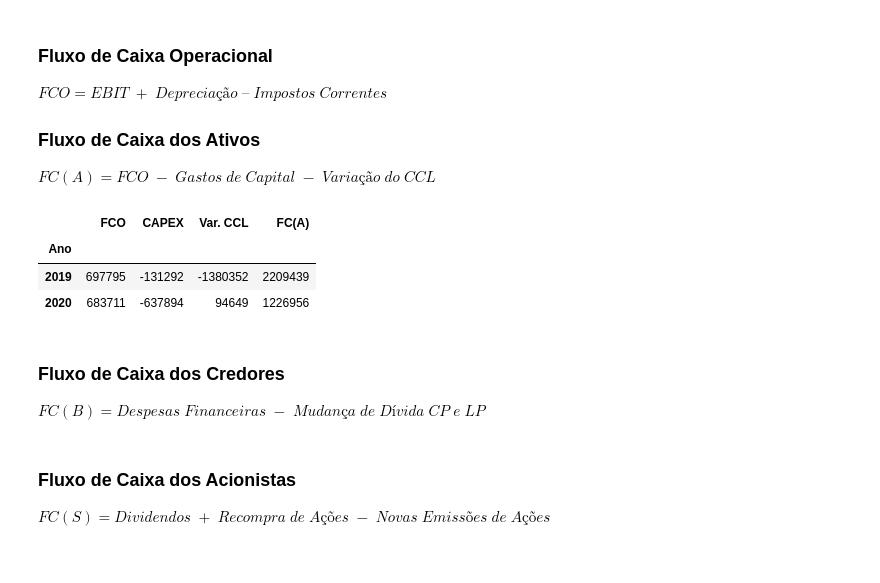
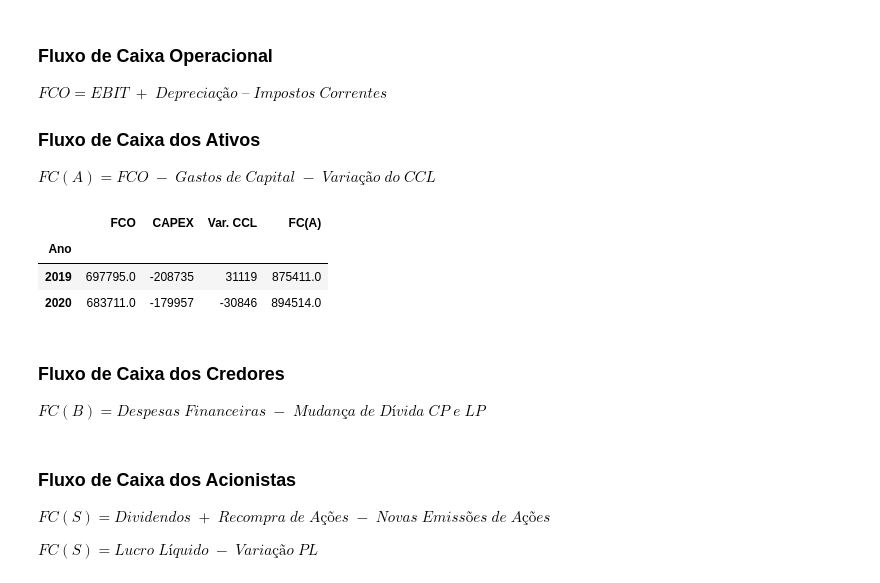
Before and after one commit to pedrotramos/Analise-MRV, a Jupyter notebook: APS.ipynb, the cells around one changed output. Cells and saved outputs as stored; diff of their text form; code cells hidden in the pictures.

Commit message:
atualizacao fluox

```diff
--- a/APS.ipynb
+++ b/APS.ipynb
@@ -480,49 +480,41 @@ FCO = []
 CAPEX = []
 varCCL = []
 
 for i in years:
     EBIT = getValue(DRE, '(=) LAJIR', i)
     depre = getValue(DFC, 'Depreciação, Amortização e Exaustão', i)
-    impostosCorrentes = getValue(DRE, '(-) IR e CSLL', i)
+    impostos = getValue(DRE, '(-) IR e CSLL', i)
 
-    FCO_ = EBIT + depre - impostosCorrentes
+    FCO_ = EBIT + depre - impostos
 
-#     varImob = getValue(BP, 'Imobilizado', i) - getValue(BP, 'Imobilizado', i - 1)
-#     varIntan = getValue(BP, 'Intangível', i) - getValue(BP, 'Intangível', i - 1)
-#     varInv = getValue(BP, 'Investimentos', i) - getValue(BP, 'Investimentos', i - 1)
-#     CAPEX_ = varImob + varIntan + varInv
-#     CAPEX_ = varImob + varIntan
+    CAPEX_ = getValue(DFC, 'Compra Ativo Imobilizado e Intangível', i) # no excel o valor está negativo, pois é uma saída de caixa para a empresa
 
-    CAPEX_ = getValue(DFC, 'Compra Líquida de Ativo Permanente', i)
-
-#     atualCCL = getValue(BP, 'Ativo Circulante', i) - (getValue(BP, 'Passivo Circulante', i) - getValue(BP, 'Financiamento CP', i) - getValue(BP, 'Debêntures CP', i))
-#     anteriorCCL = getValue(BP, 'Ativo Circulante', i - 1) - (getValue(BP, 'Passivo Circulante', i - 1) - getValue(BP, 'Financiamento CP', i - 1) - getValue(BP, 'Debêntures CP', i - 1))
-#     varCCL_ = atualCCL - anteriorCCL
-
-    varCCL_ = getValue(DFC, 'Variação em Ativo e Passivo', i)
+    atualCCL = getValue(BP, 'Ativo Circulante', i) - (getValue(BP, 'Passivo Circulante', i) - getValue(BP, 'Financiamento CP', i) - getValue(BP, 'Debêntures CP', i))
+    anteriorCCL = getValue(BP, 'Ativo Circulante', i - 1) - (getValue(BP, 'Passivo Circulante', i - 1) - getValue(BP, 'Financiamento CP', i - 1) - getValue(BP, 'Debêntures CP', i - 1))
+    varCCL_ = atualCCL - anteriorCCL
 
     FCA_ = FCO_ - CAPEX_ - varCCL_
 
     FCA.append(FCA_)
     FCO.append(FCO_)
     CAPEX.append(CAPEX_)
     varCCL.append(varCCL_)
 
 FCA_DF = pd.DataFrame()
 
 FCA_DF["Ano"] = years
 FCA_DF["FCO"] = FCO
 FCA_DF["CAPEX"] = CAPEX
 FCA_DF["Var. CCL"] = varCCL
 FCA_DF["FC(A)"] = FCA
 
 FCA_DF.set_index("Ano", inplace=True)
 FCA_DF
 # %% [output]
 |  | FCO | CAPEX | Var. CCL | FC(A) |
 | Ano |  |  |  |  |
-| 2019 | 697795 | -131292 | -1380352 | 2209439 |
-| 2020 | 683711 | -637894 | 94649 | 1226956 |
+| 2019 | 697795.0 | -208735 | 31119 | 875411.0 |
+| 2020 | 683711.0 | -179957 | -30846 | 894514.0 |
 # %% [markdown]
 ### Fluxo de Caixa dos Credores
 
@@ -546,3 +536,5 @@ for i in years:
 ### Fluxo de Caixa dos Acionistas
 
 $FC(S) = Dividendos \; + \; Recompra \; de \; Ações \; - \; Novas \; Emissões \; de \; Ações$
+
+$FC(S) = Lucro \; Líquido \; - \; Variação \; PL$
```
Also changed, not shown: parts of 4 cells of this notebook, 2 other files.
